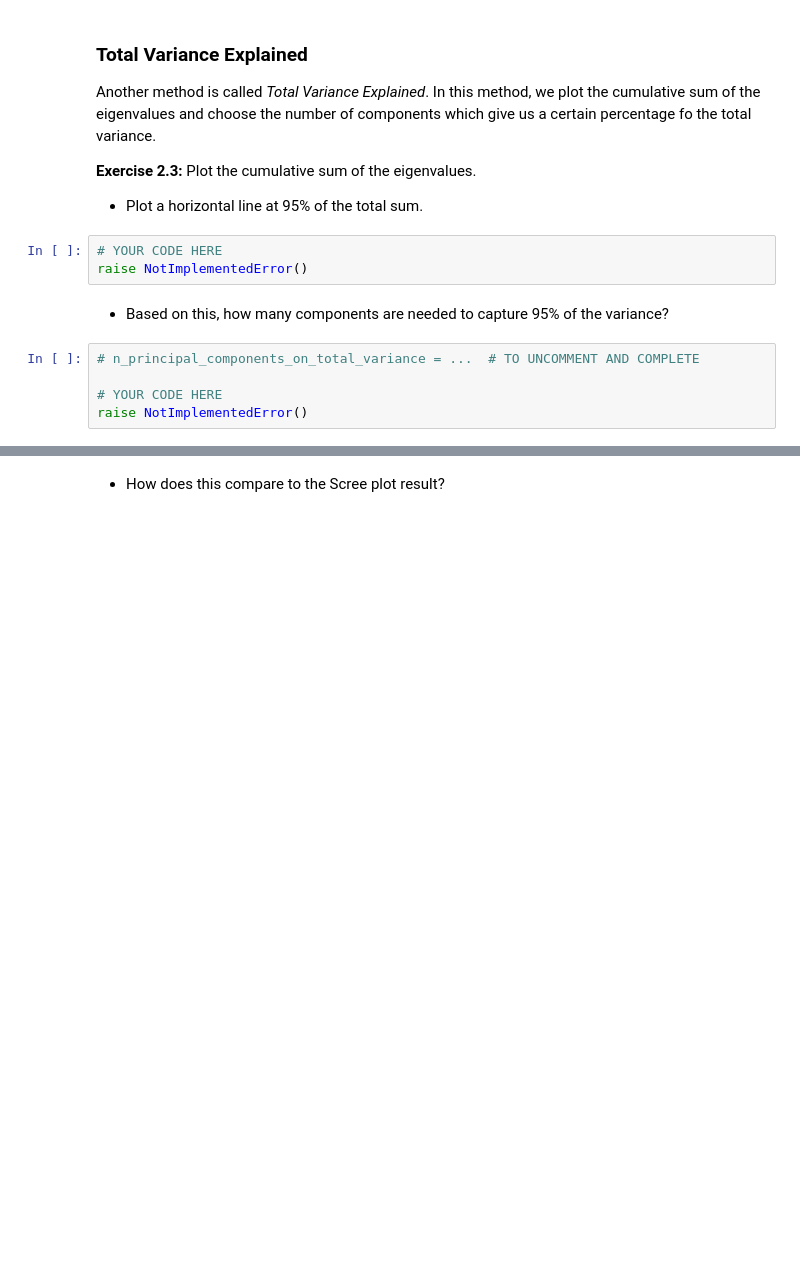
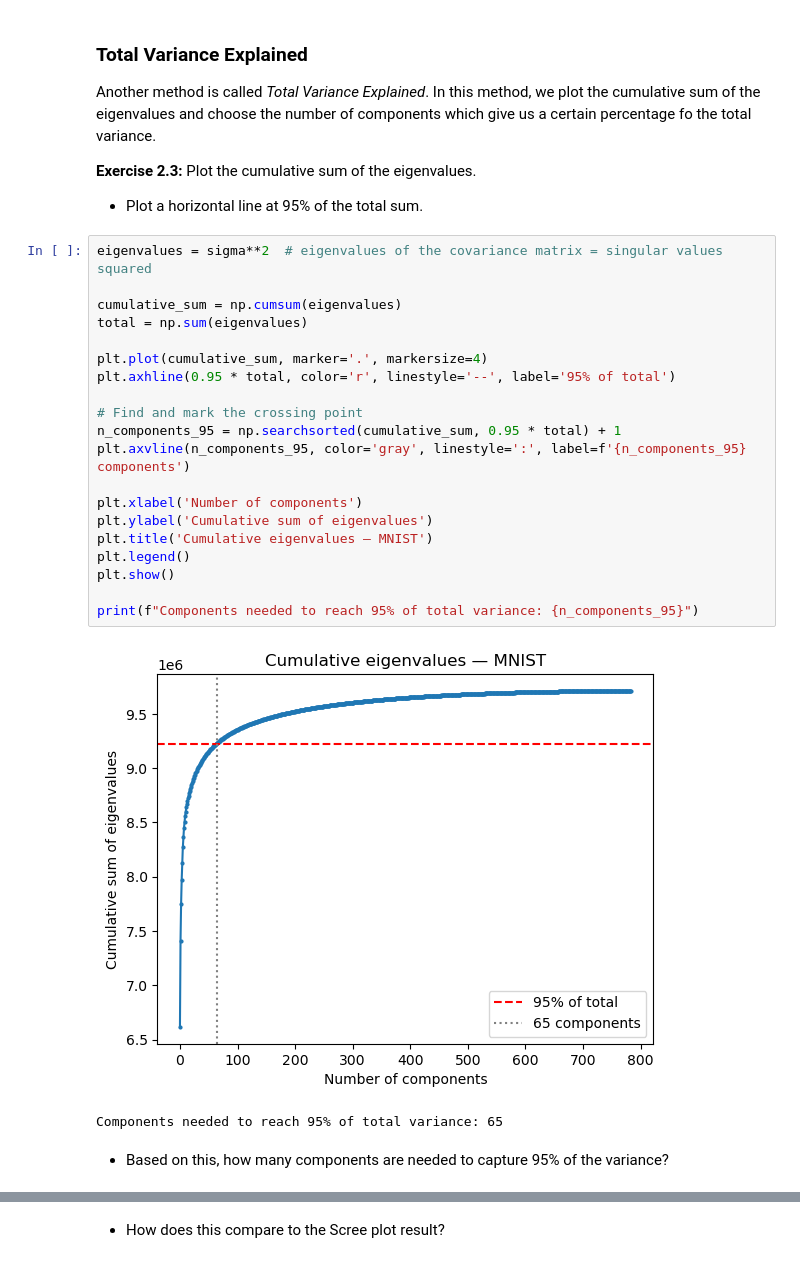
Before and after one commit to raulandrei00/Polytechnique_L2, a Jupyter notebook: machine_learning/lab9/lab_session_09.ipynb, the cells around one changed output, grey strips where cells are left out. Drawn from its saved outputs; the diff is of its cells as text; blank space fills up the shorter version.

```diff
--- a/machine_learning/lab9/lab_session_09.ipynb
+++ b/machine_learning/lab9/lab_session_09.ipynb
@@ -351,13 +383,28 @@ Another method is called _Total Variance Explained_.  In this method, we plot th
 
 **Exercise 2.3:** Plot the cumulative sum of the eigenvalues.
 - Plot a horizontal line at 95% of the total sum.
-# %%
-# YOUR CODE HERE
-raise NotImplementedError()
+# %%
+eigenvalues = sigma**2  # eigenvalues of the covariance matrix = singular values squared
+
+cumulative_sum = np.cumsum(eigenvalues)
+total = np.sum(eigenvalues)
+
+plt.plot(cumulative_sum, marker='.', markersize=4)
+plt.axhline(0.95 * total, color='r', linestyle='--', label='95% of total')
+
+# Find and mark the crossing point
+n_components_95 = np.searchsorted(cumulative_sum, 0.95 * total) + 1
+plt.axvline(n_components_95, color='gray', linestyle=':', label=f'{n_components_95} components')
+
+plt.xlabel('Number of components')
+plt.ylabel('Cumulative sum of eigenvalues')
+plt.title('Cumulative eigenvalues — MNIST')
+plt.legend()
+plt.show()
+
+print(f"Components needed to reach 95% of total variance: {n_components_95}")
+# %% [output]
+[figure, added]
+Components needed to reach 95% of total variance: 65
 # %% [markdown]
 - Based on this, how many components are needed to capture 95% of the variance?
-# %%
-# n_principal_components_on_total_variance = ...  # TO UNCOMMENT AND COMPLETE
-
-# YOUR CODE HERE
-raise NotImplementedError()
```
Also changed, not shown: parts of 30 cells of this notebook.
